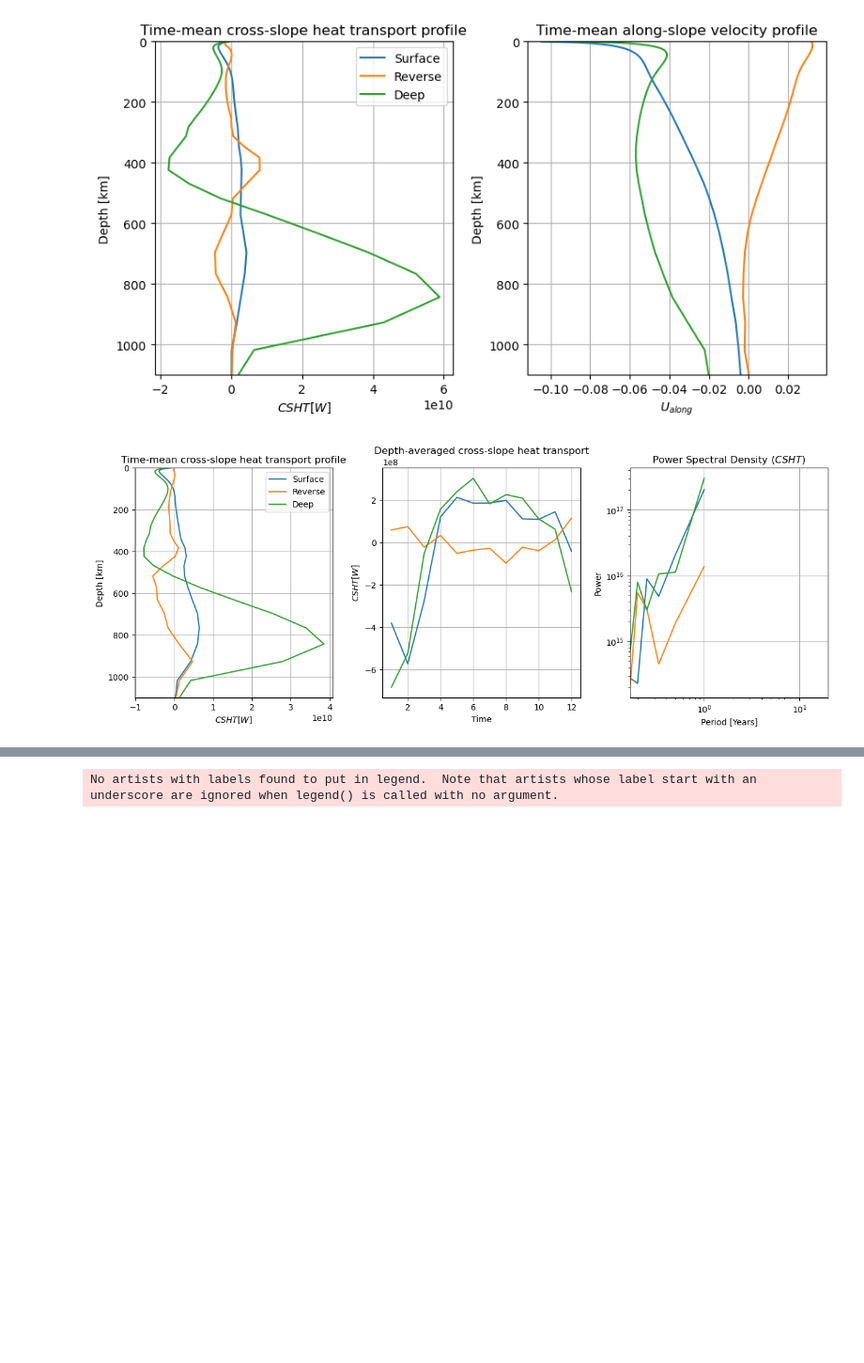
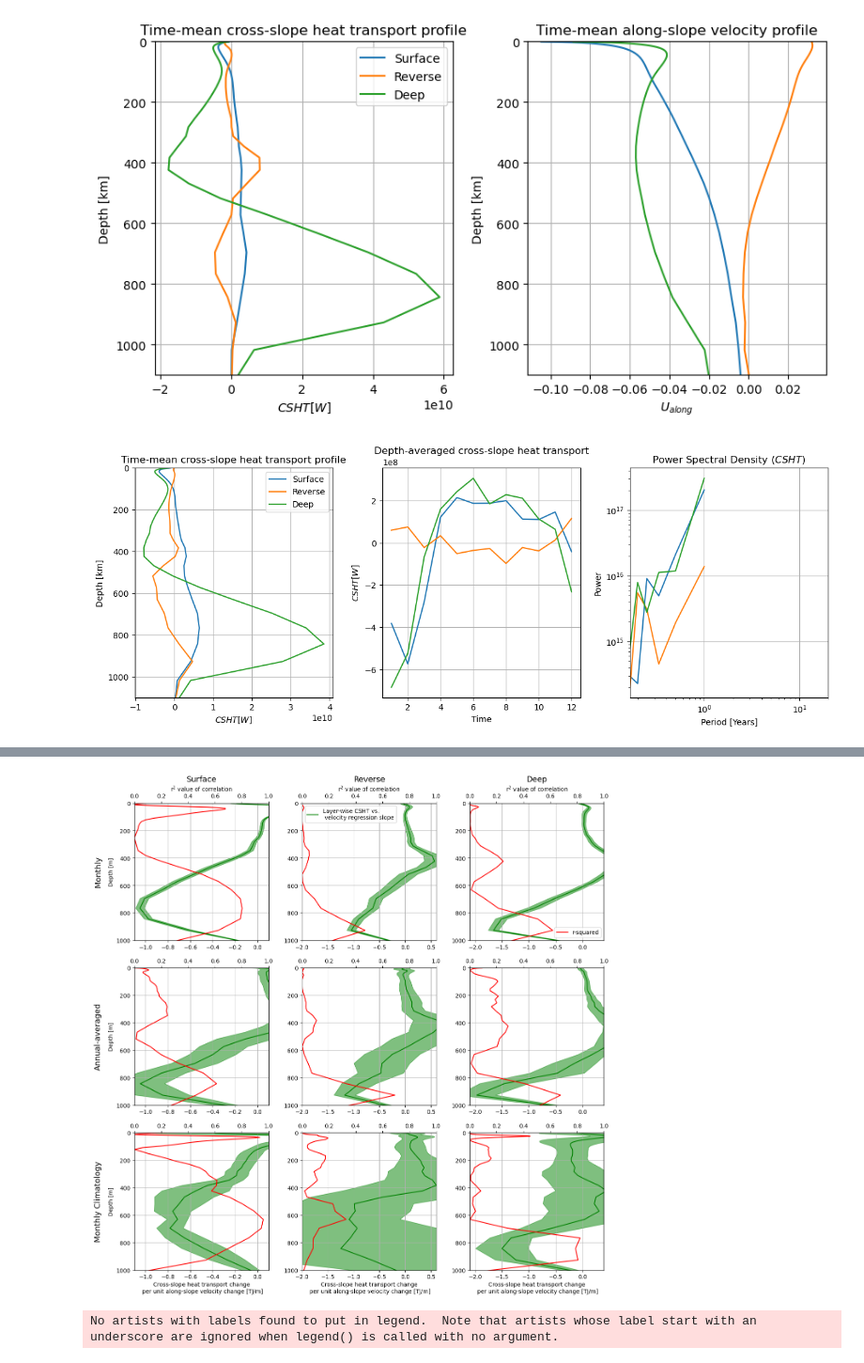
Before and after one commit to willaguiar/ASC_and_heat_transport, a Jupyter notebook: Jupyter/GMM_ASC.ipynb, the cells around one changed output, grey strips where cells are left out. Shown at 94% size. Saved outputs shown, nothing was run; the diff lists cells and outputs as text; code cells hidden in the pictures; blank space fills up the shorter version.

Commit message:
Updates to GMM_ASC to calculate correlations at depth levels

```diff
--- a/Jupyter/GMM_ASC.ipynb
+++ b/Jupyter/GMM_ASC.ipynb
@@ -495,7 +483,7 @@ array([[[[        nan,         nan, -0.02359511],
   * regime   (regime) <U7 'Surface' 'Reverse' 'Deep'
 # %%
 CSHT_along_monthly = CSHT_along.resample(time='1M').mean()
-CSHT_months = ((CSHT_along_monthly.binned_cross_slope_heat_trans+CSHT_along_monthly.zonal_convergence)*0.08).rename({'st_ocean':'depth', 'lon_bin_midpoints':'lon'})
+CSHT_months = ((CSHT_along_monthly.binned_cross_slope_heat_trans)*0.08).rename({'st_ocean':'depth', 'lon_bin_midpoints':'lon'})
 # %%
 masked_CSHT = CSHT_months*clustering_mask
 masked_CSHT.load()
@@ -794,0 +786,18 @@ plt.show()
+# %%
+master_session = cc.database.create_session()
+
+control = '01deg_jra55v140_iaf_cycle4'
+
+# import edges of st_ocean and add lat/lon dimensions:
+st_edges_ocean = cc.querying.getvar(control, 'st_edges_ocean', master_session, n=1)
+st_ocean = cc.querying.getvar(control, 'st_ocean', master_session, n=1)
+
+thickness_np = np.diff(st_edges_ocean)
+
+thickness = xr.DataArray(thickness_np, dims = {'depth':st_ocean.size}, coords={'depth':st_ocean.values})
+# %%
+## Average over different time scales (and U_along over depth) to get depth-based correlations
+depth_slice = slice(0,1000)
+U_along_annual_depth_avg = (masked_u_along.mean('lon').groupby('time.year').mean('time')*thickness).sel(depth=depth_slice).sum('depth')/thickness.sel(depth=depth_slice).sum('depth')
+U_along_clima_depth_avg = (masked_u_along.mean('lon').groupby('time.month').mean('time')*thickness).sel(depth=depth_slice).sum('depth')/thickness.sel(depth=depth_slice).sum('depth')
+U_along_layerwise_depth_avg = (masked_u_along.mean('lon')*thickness).sel(depth=depth_slice).sum('depth')/thickness.sel(depth=depth_slice).sum('depth')
@@ -794,0 +826,62 @@ plt.show()
+# %%
+fig, axs = plt.subplots(nrows=3, ncols=3, figsize=(15,15))
+axs = axs.ravel()
+plt.subplots_adjust(hspace = 0.2, wspace=0.25)
+
+for i in range(3):
+    axs[i+3].plot(slope_annual_depth_avg[:,i], masked_u_along.depth, color='green', label = 'Layer-wise CSHT vs.\n velocity regression slope')
+    axs[i+3].fill_betweenx( masked_u_along.depth,  slope_annual_depth_avg[:,i]-stderr_annual_depth_avg[:,i]*2, slope_annual_depth_avg[:,i]+stderr_annual_depth_avg[:,i]*2, alpha=0.5, color='green')
+    axs[i].plot(slope_all_depth_avg[:,i], masked_u_along.depth, color='green', label = 'Layer-wise CSHT vs.\n velocity regression slope')
+    axs[i].fill_betweenx( masked_u_along.depth,  slope_all_depth_avg[:,i]-stderr_all_depth_avg[:,i]*2, slope_all_depth_avg[:,i]+stderr_all_depth_avg[:,i]*2, alpha=0.5, color='green')
+    axs[i+6].plot(slope_clima_depth_avg[:,i], masked_u_along.depth, color='green', label = 'Layer-wise CSHT vs.\n velocity regression slope')
+    axs[i+6].fill_betweenx(masked_u_along.depth, slope_clima_depth_avg[:,i]-stderr_clima_depth_avg[:,i]*2, slope_clima_depth_avg[:,i]+stderr_clima_depth_avg[:,i]*2, alpha=0.5, color='green')
+
+    axs[i].set_title(classes[i], fontsize=14)
+    ax1 = axs[i].twiny()
+    ax2 = axs[i+3].twiny()
+    ax3 = axs[i+6].twiny()
+
+    ax1.set_xlim(0,1)
+    ax1.set_ylim(1000,0)
+    ax1.set_xlabel('r$^2$ value of correlation')
+    ax1.plot(r_sq_all_depth_avg[:,i], masked_u_along.depth, 'r', label = 'r-squared')
+    ax2.set_xlim(0,1)
+    ax2.set_ylim(1000,0)
+    ax2.plot(r_sq_annual_depth_avg[:,i], masked_u_along.depth, 'r', label = 'r-squared')
+    ax3.set_xlim(0,1)
+    ax3.set_ylim(1000,0)
+    ax3.plot(r_sq_clima_depth_avg[:,i], masked_u_along.depth, 'r', label = 'r-squared')
+
+    axs[0].set_ylabel('Depth [m]')
+    axs[3].set_ylabel('Depth [m]')
+    axs[6].set_ylabel('Depth [m]')
+
+    axs[i+6].set_xlabel('Cross-slope heat transport change\n per unit along-slope velocity change [TJ/m]')
+    axs[i].invert_yaxis()
+    axs[i].set_ylim(1000,0)
+    ## For full-depth averaged U_along
+    # axs[3*i].set_xlim(-1.1,0.7)
+    # axs[3*i+1].set_xlim(-4,2)
+    # axs[3*i+2].set_xlim(-3.3,2.1)
+    ## For 200-1000m averaged U_along
+    axs[3*i].set_xlim(-1.1,0.1)
+    axs[3*i+1].set_xlim(-2,0.6)
+    axs[3*i+2].set_xlim(-2.1,0.4)
+
+    axs[i].grid()
+    axs[i+3].invert_yaxis()
+    axs[i+3].set_ylim(1000,0)
+    axs[i+3].grid()
+    axs[i+6].invert_yaxis()
+    axs[i+6].set_ylim(1000,0)
+    axs[i+6].grid()
+    axs[1].legend()
+
+axs[0].text(-0.3,0.5, 'Monthly', fontsize = 14, rotation=90, va= 'center', transform = axs[0].transAxes)
+axs[6].text(-0.3,0.5, 'Monthly Climatology', fontsize = 14, rotation=90, va= 'center', transform = axs[6].transAxes)
+axs[3].text(-0.3,0.5, 'Annual-averaged', fontsize = 14, rotation=90, va= 'center', transform = axs[3].transAxes)
+
+ax1.legend(loc=4)
+plt.savefig('/g/data/e14/txs156/Analysis/ACCESS-OM2/Clustering/ASC_and_heat_transport/Figures/layer_wise_CSHT_vs_depth_avg_U_corr.png', bbox_inches='tight', dpi=300)
+plt.show()
+# %% [output]
@@ -795,3 +889,4 @@ plt.show()
+[figure, added]
 # %%
 # CSHT_layerwise_lon = masked_CSHT.stack(flat = ['regime','depth', 'lon']).values
 # U_along_layerwise_lon = masked_u_along.stack(flat = ['regime','depth', 'lon']).values
```
Also changed, not shown: parts of 16 cells of this notebook.
